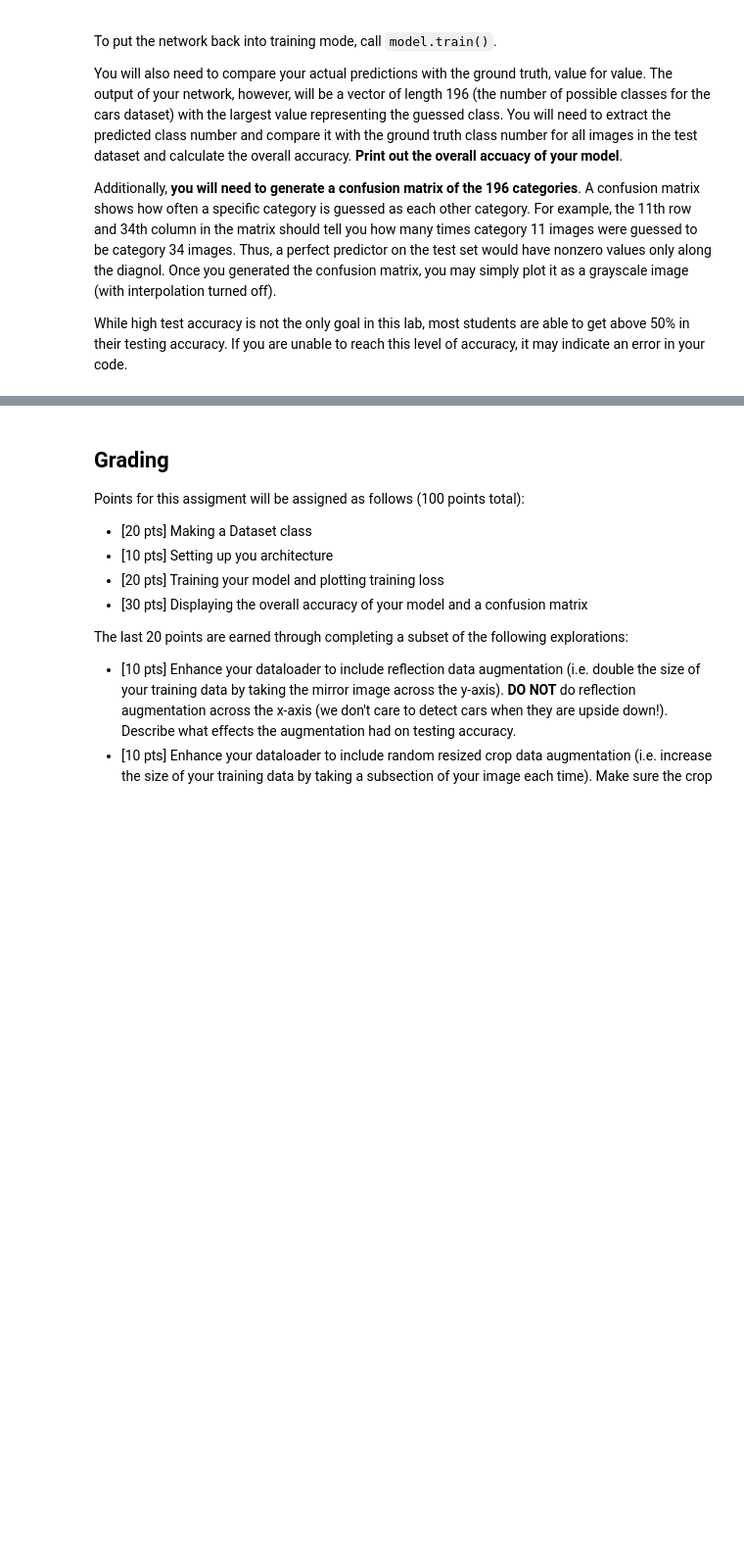
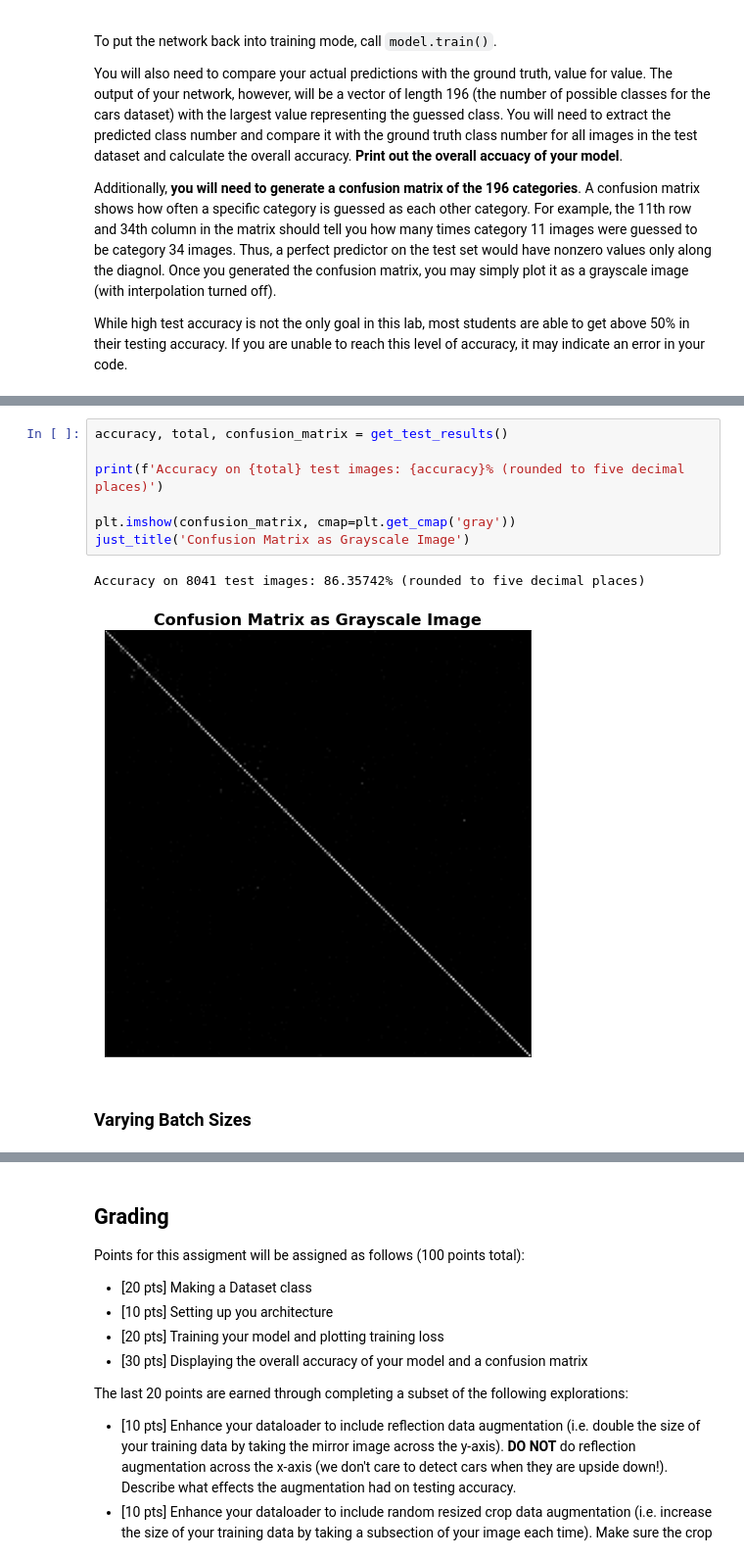
Before and after one commit to ethanp55/computer-vision, a Jupyter notebook: proj5-deeplearning/proj5-deeplearning/proj5-image-classification.ipynb, the cells around one changed output, grey strips where cells are left out. Shown at 98% size. Cells and saved outputs as stored; diff of their text form; blank space fills up the shorter version.

```diff
--- a/proj5-deeplearning/proj5-deeplearning/proj5-image-classification.ipynb
+++ b/proj5-deeplearning/proj5-deeplearning/proj5-image-classification.ipynb
@@ -156,0 +510,12 @@ While high test accuracy is not the only goal in this lab, most students are abl
+# %%
+accuracy, total, confusion_matrix = get_test_results()
+
+print(f'Accuracy on {total} test images: {accuracy}% (rounded to five decimal places)')
+
+plt.imshow(confusion_matrix, cmap=plt.get_cmap('gray'))
+just_title('Confusion Matrix as Grayscale Image')
+# %% [output]
+Accuracy on 8041 test images: 86.35742% (rounded to five decimal places)
+[figure, added]
+# %% [markdown]
+### Varying Batch Sizes
```
Also changed, not shown: parts of 34 cells of this notebook, 1 other file.
